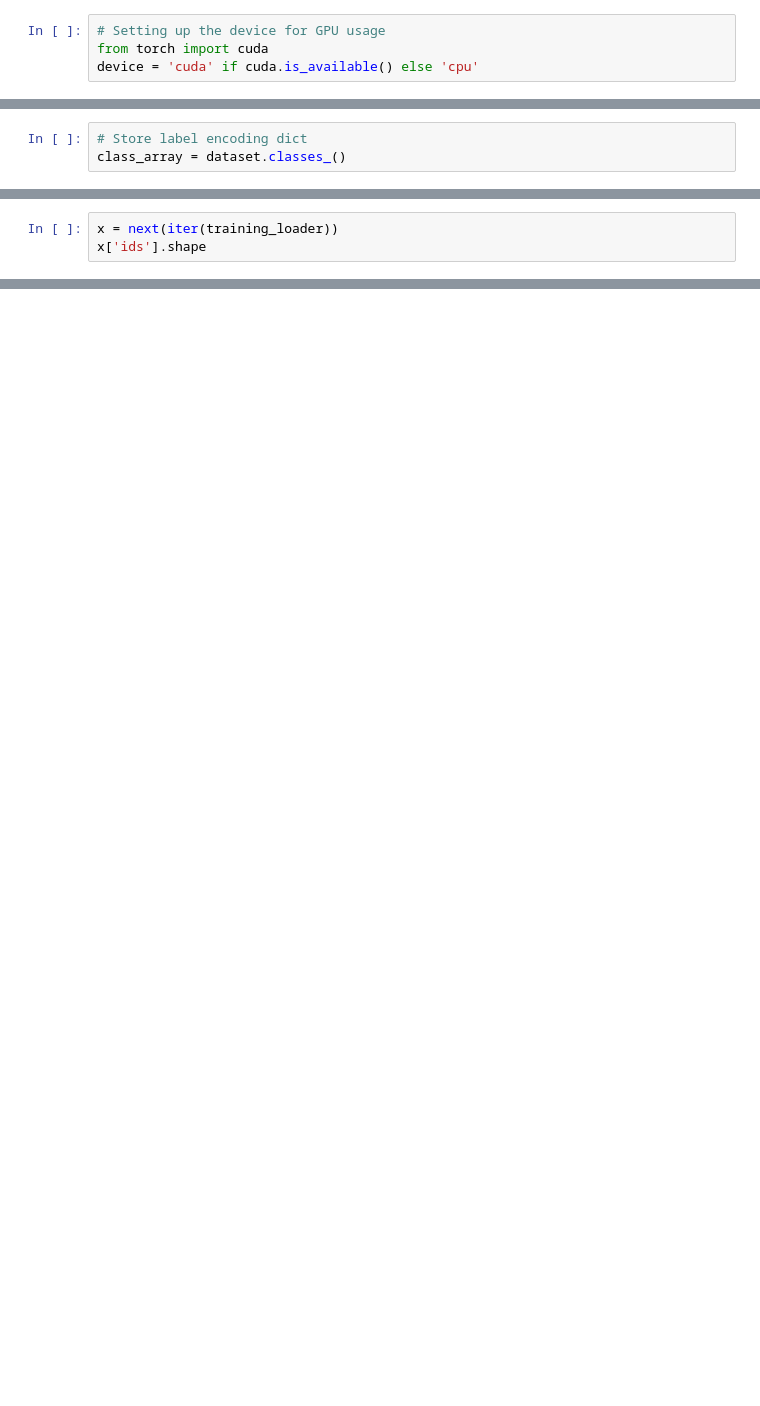
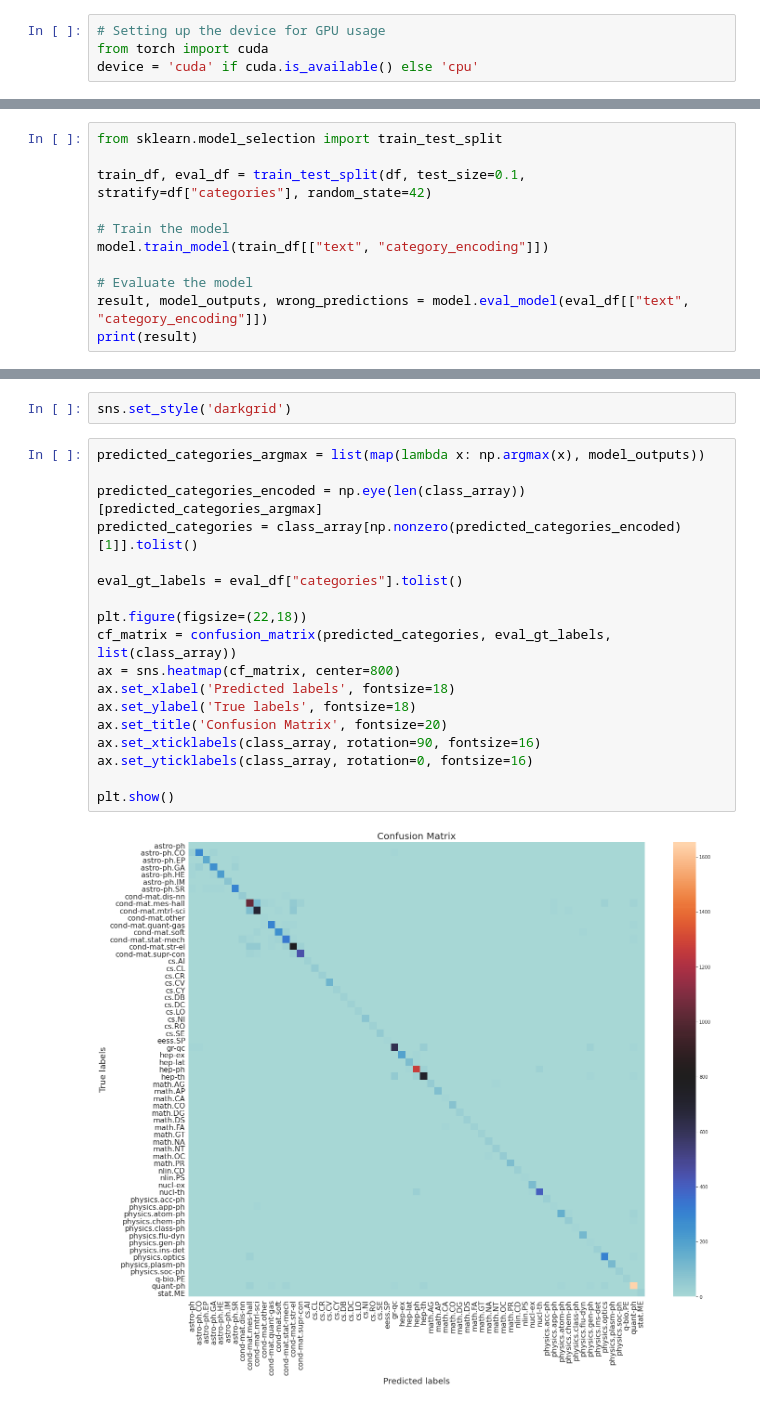
Before and after one commit to nfragakis/arXiv-NLP-Streamlit-App, a Jupyter notebook: TrainClassifier.ipynb, the cells around one changed output, grey strips where cells are left out. Drawn from its saved outputs; the diff is of its cells as text; blank space fills up the shorter version.

Commit message:
Add training script

```diff
--- a/TrainClassifier.ipynb
+++ b/TrainClassifier.ipynb
@@ -47,3 +25,0 @@ train_set, val_set = random_split(dataset, [train_size, val_size])
-# %%
-# Store label encoding dict
-class_array = dataset.classes_()
@@ -97,3 +25,0 @@ optimizer = torch.optim.Adam(params =  model.parameters(), lr=LEARNING_RATE)
-# %%
-x = next(iter(training_loader))
-x['ids'].shape
@@ -240,0 +69,11 @@ preds = class_array[top_idx].tolist()
+# %%
+from sklearn.model_selection import train_test_split
+
+train_df, eval_df = train_test_split(df, test_size=0.1, stratify=df["categories"], random_state=42)
+
+# Train the model
+model.train_model(train_df[["text", "category_encoding"]])
+
+# Evaluate the model
+result, model_outputs, wrong_predictions = model.eval_model(eval_df[["text", "category_encoding"]])
+print(result)
@@ -240,0 +82,22 @@ preds = class_array[top_idx].tolist()
+# %%
+sns.set_style('darkgrid')
+# %%
+predicted_categories_argmax = list(map(lambda x: np.argmax(x), model_outputs))
+
+predicted_categories_encoded = np.eye(len(class_array))[predicted_categories_argmax]
+predicted_categories = class_array[np.nonzero(predicted_categories_encoded)[1]].tolist()
+
+eval_gt_labels = eval_df["categories"].tolist()
+
+plt.figure(figsize=(22,18))
+cf_matrix = confusion_matrix(predicted_categories, eval_gt_labels, list(class_array))
+ax = sns.heatmap(cf_matrix, center=800)
+ax.set_xlabel('Predicted labels', fontsize=18)
+ax.set_ylabel('True labels', fontsize=18)
+ax.set_title('Confusion Matrix', fontsize=20)
+ax.set_xticklabels(class_array, rotation=90, fontsize=16)
+ax.set_yticklabels(class_array, rotation=0, fontsize=16)
+
+plt.show()
+# %% [output]
+[figure, added]
```
Also changed, not shown: parts of 26 cells of this notebook.
